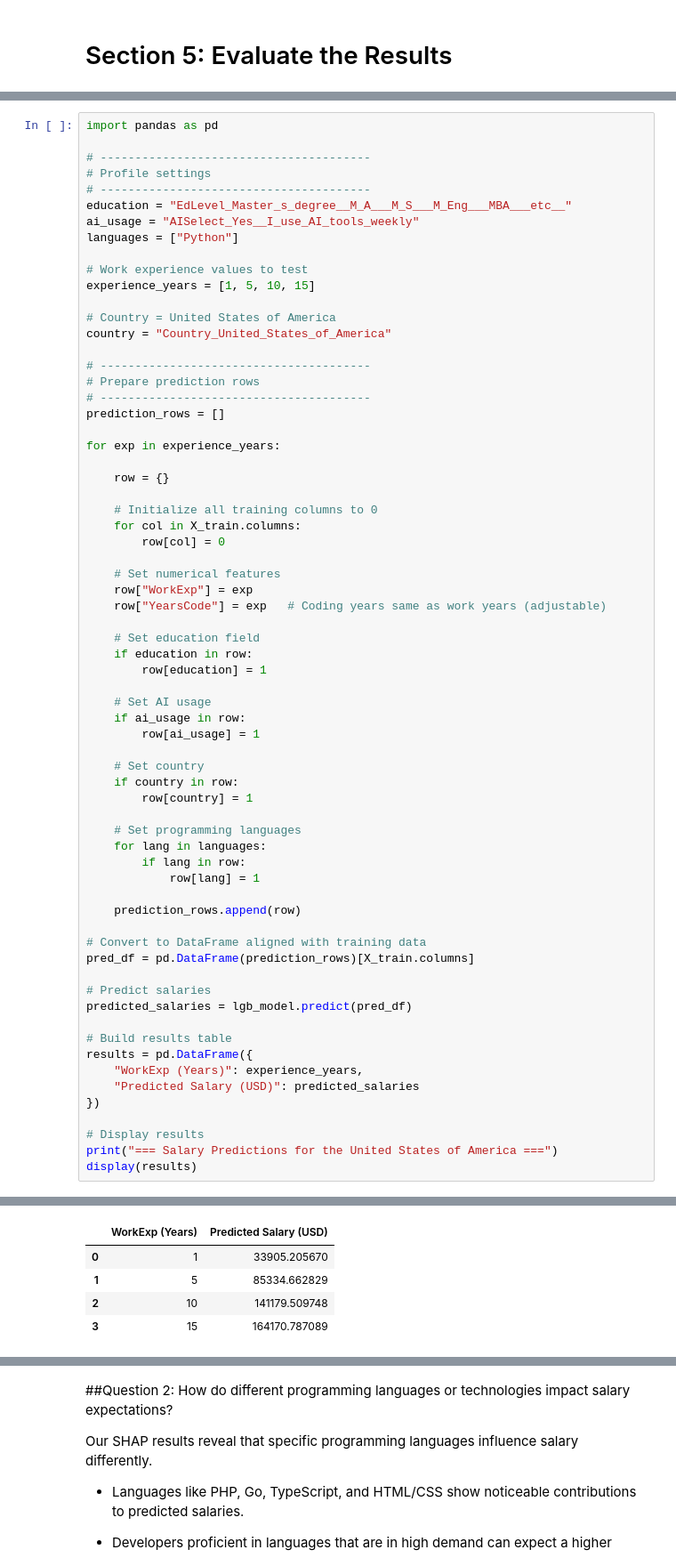
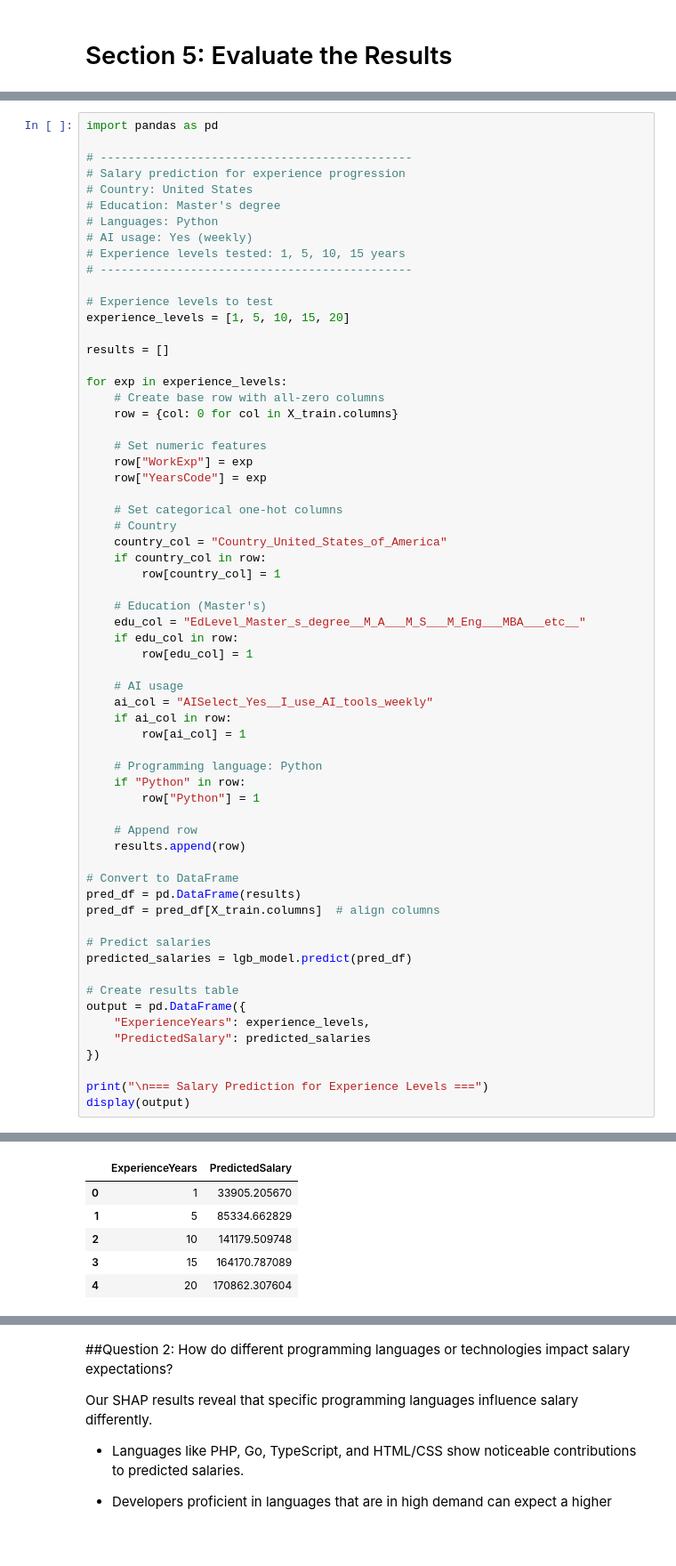
Before and after one commit to yukomath/Project_1, a Jupyter notebook: project.ipynb, the cells around one changed output, grey strips where cells are left out. Shown at 89% size. Saved outputs shown, nothing was run; the diff lists cells and outputs as text; blank space fills up the shorter version.

```diff
--- a/project.ipynb
+++ b/project.ipynb
@@ -811,68 +812,64 @@ Based on our models, years of professional experience (WorkExp) and total coding
 # %%
 import pandas as pd
 
-# ---------------------------------------
-# Profile settings
-# ---------------------------------------
-education = "EdLevel_Master_s_degree__M_A___M_S___M_Eng___MBA___etc__"
-ai_usage = "AISelect_Yes__I_use_AI_tools_weekly"
-languages = ["Python"]
+# ---------------------------------------------
+# Salary prediction for experience progression
+# Country: United States
+# Education: Master's degree
+# Languages: Python
+# AI usage: Yes (weekly)
+# Experience levels tested: 1, 5, 10, 15 years
+# ---------------------------------------------
 
-# Work experience values to test
-experience_years = [1, 5, 10, 15]
+# Experience levels to test
+experience_levels = [1, 5, 10, 15, 20]
 
-# Country = United States of America
-country = "Country_United_States_of_America"
+results = []
 
-# ---------------------------------------
-# Prepare prediction rows
-# ---------------------------------------
-prediction_rows = []
+for exp in experience_levels:
+    # Create base row with all-zero columns
+    row = {col: 0 for col in X_train.columns}
 
-for exp in experience_years:
+    # Set numeric features
+    row["WorkExp"] = exp
+    row["YearsCode"] = exp
 
-    row = {}
+    # Set categorical one-hot columns
+    # Country
+    country_col = "Country_United_States_of_America"
+    if country_col in row:
+        row[country_col] = 1
 
-    # Initialize all training columns to 0
-    for col in X_train.columns:
-        row[col] = 0
+    # Education (Master's)
+    edu_col = "EdLevel_Master_s_degree__M_A___M_S___M_Eng___MBA___etc__"
+    if edu_col in row:
+        row[edu_col] = 1
 
-    # Set numerical features
-    row["WorkExp"] = exp
-    row["YearsCode"] = exp   # Coding years same as work years (adjustable)
+    # AI usage
+    ai_col = "AISelect_Yes__I_use_AI_tools_weekly"
+    if ai_col in row:
+        row[ai_col] = 1
 
-    # Set education field
-    if education in row:
-        row[education] = 1
+    # Programming language: Python
+    if "Python" in row:
+        row["Python"] = 1
 
-    # Set AI usage
-    if ai_usage in row:
-        row[ai_usage] = 1
+    # Append row
+    results.append(row)
 
-    # Set country
-    if country in row:
-        row[country] = 1
-
-    # Set programming languages
-    for lang in languages:
-        if lang in row:
-            row[lang] = 1
-
-    prediction_rows.append(row)
-
-# Convert to DataFrame aligned with training data
-pred_df = pd.DataFrame(prediction_rows)[X_train.columns]
+# Convert to DataFrame
+pred_df = pd.DataFrame(results)
+pred_df = pred_df[X_train.columns]  # align columns
 
 # Predict salaries
 predicted_salaries = lgb_model.predict(pred_df)
 
-# Build results table
-results = pd.DataFrame({
-    "WorkExp (Years)": experience_years,
-    "Predicted Salary (USD)": predicted_salaries
+# Create results table
+output = pd.DataFrame({
+    "ExperienceYears": experience_levels,
+    "PredictedSalary": predicted_salaries
 })
 
-# Display results
-print("=== Salary Predictions for the United States of America ===")
-display(results)
+print("\n=== Salary Prediction for Experience Levels ===")
+display(output)
 # %% [output]
@@ -880,5 +877,6 @@ display(results)
-|  | WorkExp (Years) | Predicted Salary (USD) |
+|  | ExperienceYears | PredictedSalary |
 | 0 | 1 | 33905.205670 |
 | 1 | 5 | 85334.662829 |
 | 2 | 10 | 141179.509748 |
 | 3 | 15 | 164170.787089 |
+| 4 | 20 | 170862.307604 |
```
Also changed, not shown: parts of 5 cells of this notebook.
